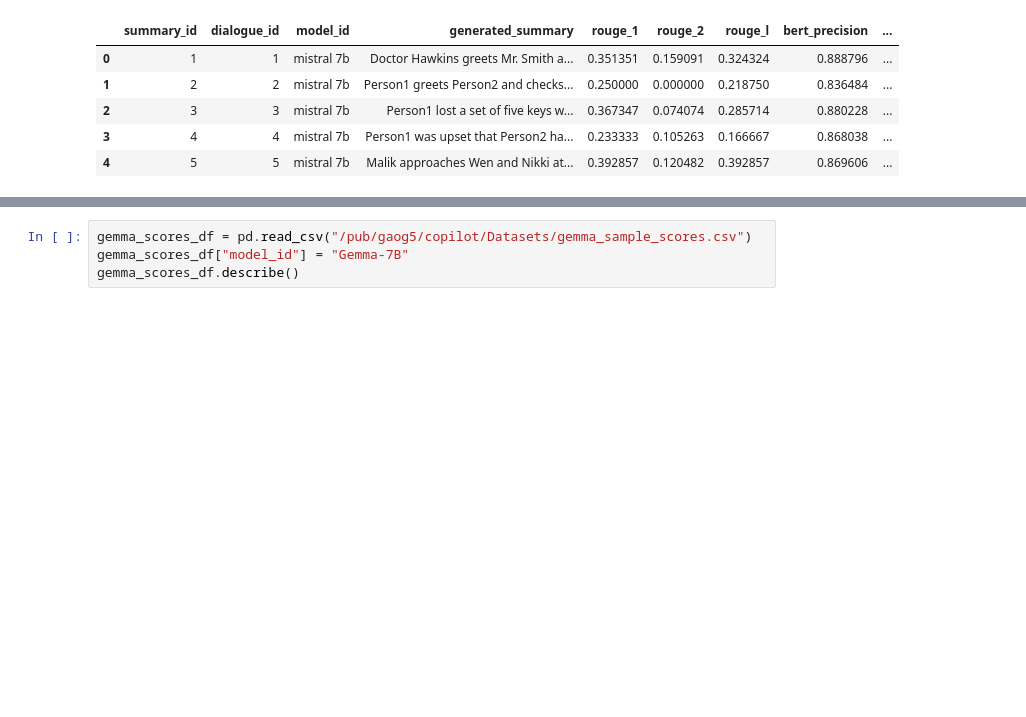
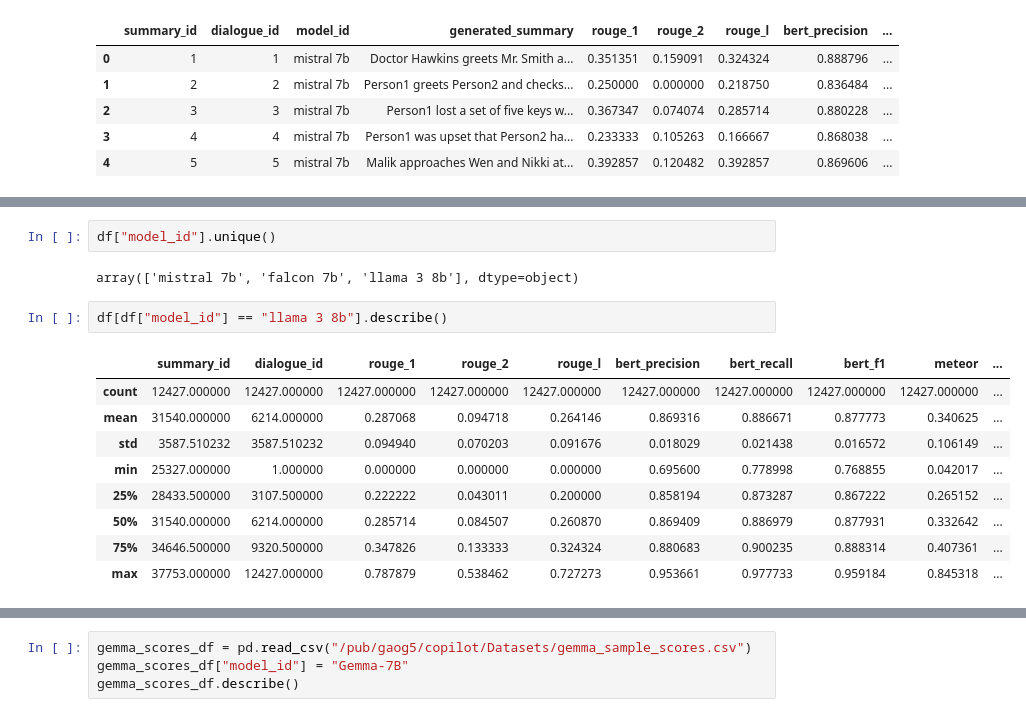
Before and after one commit to data-sci-capstone/copilot, a Jupyter notebook: Evaluation/visualizations.ipynb, the cells around one changed output, grey strips where cells are left out. Cells and saved outputs as stored; diff of their text form; blank space fills up the shorter version.

```diff
--- a/Evaluation/visualizations.ipynb
+++ b/Evaluation/visualizations.ipynb
@@ -44,0 +46,16 @@ df.describe()
+# %%
+df["model_id"].unique()
+# %% [output]
+array(['mistral 7b', 'falcon 7b', 'llama 3 8b'], dtype=object)
+# %%
+df[df["model_id"] == "llama 3 8b"].describe()
+# %% [output]
+|  | summary_id | dialogue_id | rouge_1 | rouge_2 | rouge_l | bert_precision | bert_recall | bert_f1 | meteor | ... |
+| count | 12427.000000 | 12427.000000 | 12427.000000 | 12427.000000 | 12427.000000 | 12427.000000 | 12427.000000 | 12427.000000 | 12427.000000 | ... |
+| mean | 31540.000000 | 6214.000000 | 0.287068 | 0.094718 | 0.264146 | 0.869316 | 0.886671 | 0.877773 | 0.340625 | ... |
+| std | 3587.510232 | 3587.510232 | 0.094940 | 0.070203 | 0.091676 | 0.018029 | 0.021438 | 0.016572 | 0.106149 | ... |
+| min | 25327.000000 | 1.000000 | 0.000000 | 0.000000 | 0.000000 | 0.695600 | 0.778998 | 0.768855 | 0.042017 | ... |
+| 25% | 28433.500000 | 3107.500000 | 0.222222 | 0.043011 | 0.200000 | 0.858194 | 0.873287 | 0.867222 | 0.265152 | ... |
+| 50% | 31540.000000 | 6214.000000 | 0.285714 | 0.084507 | 0.260870 | 0.869409 | 0.886979 | 0.877931 | 0.332642 | ... |
+| 75% | 34646.500000 | 9320.500000 | 0.347826 | 0.133333 | 0.324324 | 0.880683 | 0.900235 | 0.888314 | 0.407361 | ... |
+| max | 37753.000000 | 12427.000000 | 0.787879 | 0.538462 | 0.727273 | 0.953661 | 0.977733 | 0.959184 | 0.845318 | ... |
```
Also changed, not shown: parts of 12 cells of this notebook.
